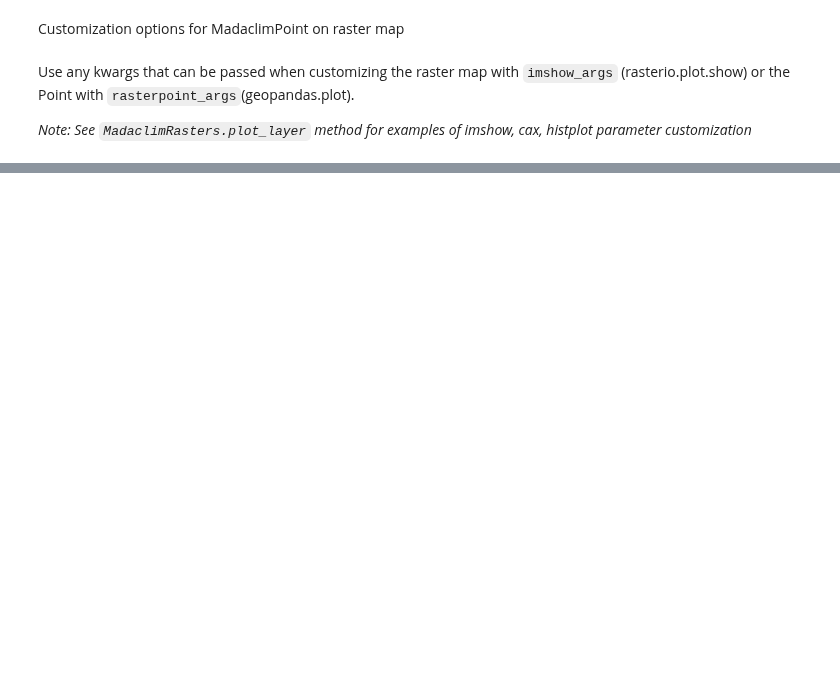
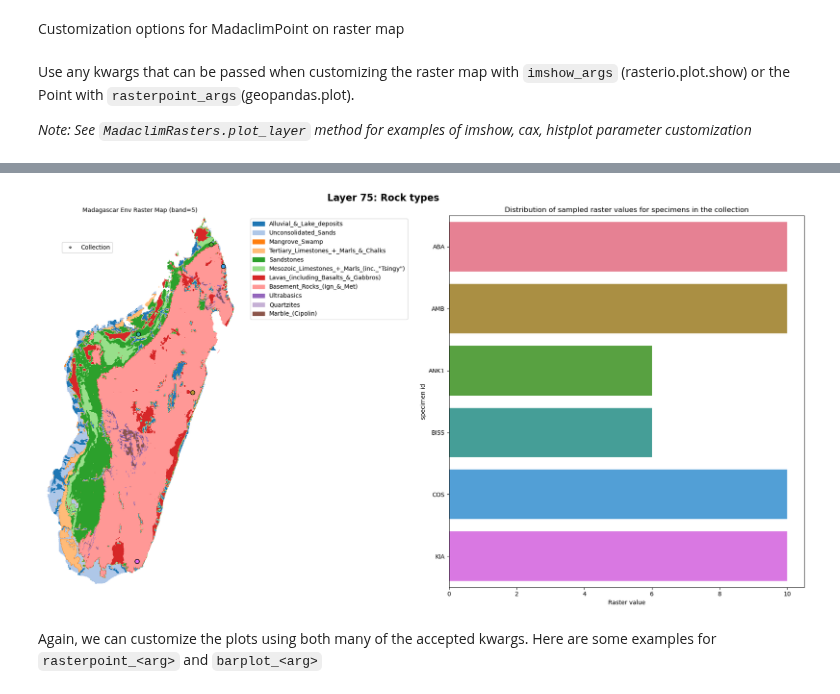
Before and after one commit to tahiri-lab/py_madaclim, a Jupyter notebook: example/full_walktrhough.ipynb, the cells around one changed output, grey strips where cells are left out. Drawn from its saved outputs; the diff is of its cells as text; code cells hidden in the pictures; blank space fills up the shorter version.

```diff
--- a/example/full_walktrhough.ipynb
+++ b/example/full_walktrhough.ipynb
@@ -762,0 +1143,7 @@ spe1.plot_on_layer(
+# %%
+# Base visualization for categorical layers
+coll.plot_on_layer("layer_75")
+# %% [output]
+[figure, added]
+# %% [markdown]
+Again, we can customize the plots using both many of the accepted kwargs. Here are some examples for `rasterpoint_<arg>` and `barplot_<arg>`
```
Also changed, not shown: parts of 60 cells of this notebook.
